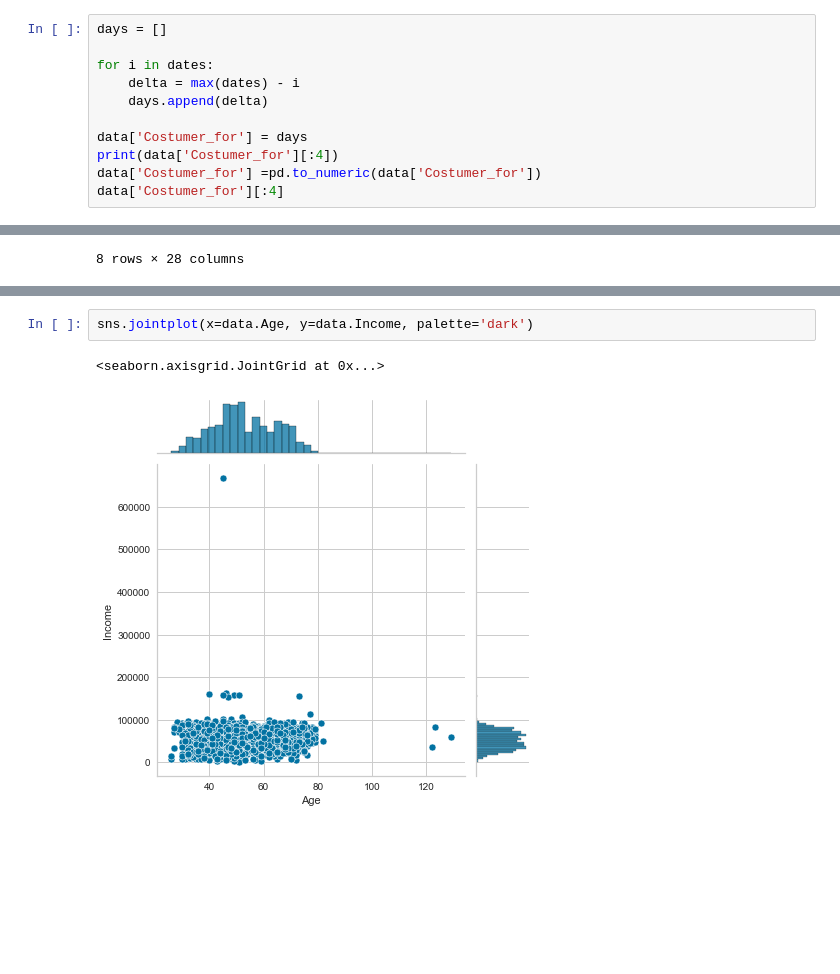
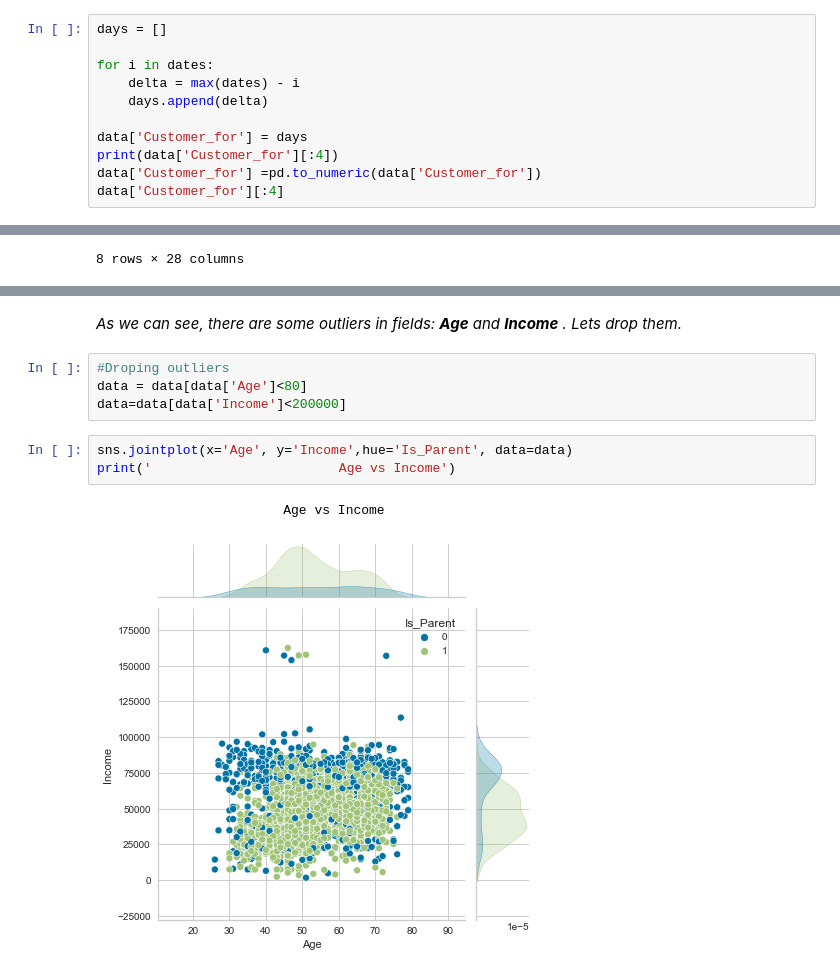
Before and after one commit to Aleengelstajn/Clustering---ClientSegmentation, a Jupyter notebook: Cluster.ipynb, the cells around one changed output, grey strips where cells are left out. Saved outputs shown, nothing was run; the diff lists cells and outputs as text; blank space fills up the shorter version.

```diff
--- a/Cluster.ipynb
+++ b/Cluster.ipynb
@@ -108,10 +108,10 @@ for i in dates:
     delta = max(dates) - i
     days.append(delta)
 
-data['Costumer_for'] = days
-print(data['Costumer_for'][:4])
-data['Costumer_for'] =pd.to_numeric(data['Costumer_for'])
-data['Costumer_for'][:4]
+data['Customer_for'] = days
+print(data['Customer_for'][:4])
+data['Customer_for'] =pd.to_numeric(data['Customer_for'])
+data['Customer_for'][:4]
 # %% [output]
 0   971 days
 1   125 days
@@ -255,5 +267,12 @@ data.select_dtypes(include=np.number).describe()
+# %% [markdown]
+_As we can see, there are some outliers in fields: __Age__ and __Income__ . Lets drop them._
+# %%
+#Droping outliers
+data = data[data['Age']<80]
+data=data[data['Income']<200000]
 # %%
-sns.jointplot(x=data.Age, y=data.Income, palette='dark')
+sns.jointplot(x='Age', y='Income',hue='Is_Parent', data=data)
+print('                        Age vs Income')
 # %% [output]
-<seaborn.axisgrid.JointGrid at 0x...>
+                        Age vs Income
-[figure, old version]
+[figure, new version]
```
Also changed, not shown: parts of 8 cells of this notebook.
